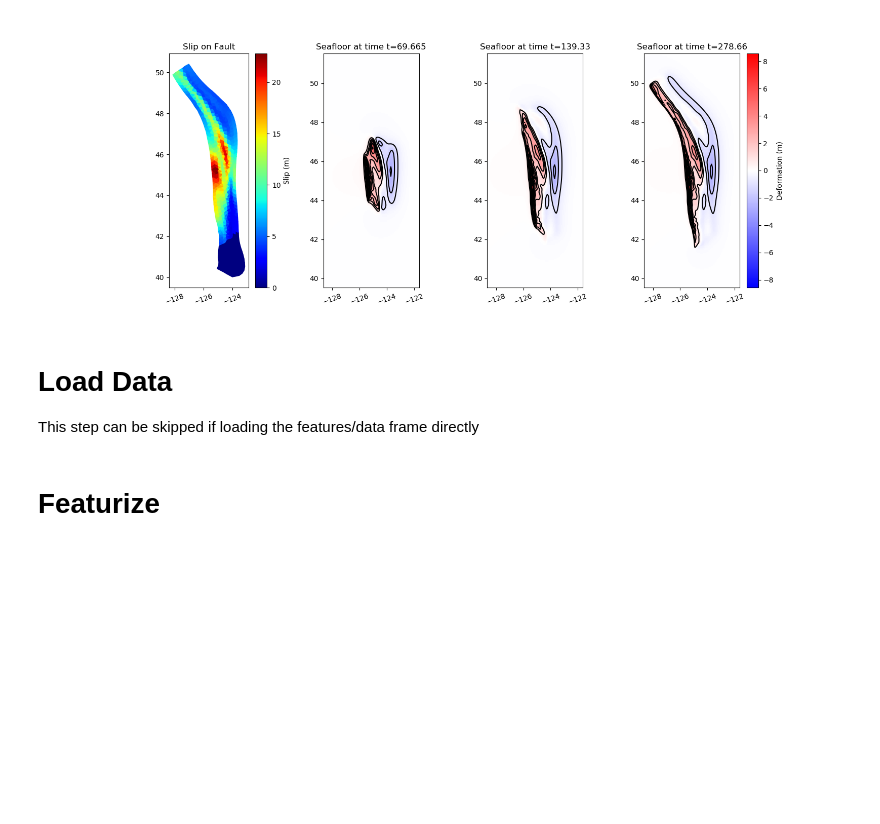
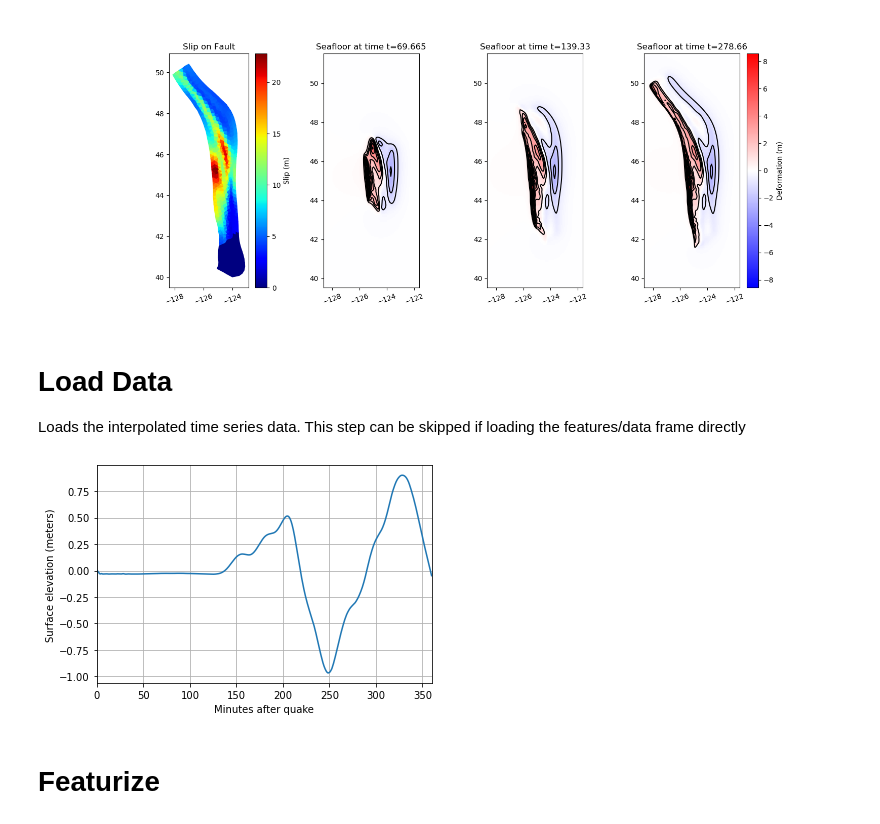
Before and after one commit to chrismhl/tsunami, a Jupyter notebook: Tsunami_TS_Regression.ipynb, the cells around one changed output. Saved outputs shown, nothing was run; the diff lists cells and outputs as text; code cells hidden in the pictures; blank space fills up the shorter version.

```diff
--- a/Tsunami_TS_Regression.ipynb
+++ b/Tsunami_TS_Regression.ipynb
@@ -56,7 +58,7 @@ Image(dtopo_png, width=900)
 # %% [markdown]
 # Load Data
 
-This step can be skipped if loading the features/data frame directly
+Loads the interpolated time series data. This step can be skipped if loading the features/data frame directly
 # %%
 rnums = range(0,1300)
 gaugenos = [702,712,901,902,911,912]
@@ -77,12 +79,17 @@ for rnum in rnums:
 # %%
-# Code for plotting some of the data
+# Code for plotting some of the data. (Un)comment as needed
 
-# plot(t[(95,702)]/60,eta[(95,702)])
+gnum = 911
+rnum = 1000
 
-# xlim(0, 360)
-# xlabel('Minutes after quake')
-# ylabel('Surface elevation (meters)')
-# grid(True)
+plot(t[(rnum,gnum)]/60,eta[(rnum,gnum)])
+
+xlim(0, 360)
+xlabel('Minutes after quake')
+ylabel('Surface elevation (meters)')
+grid(True)
+# %% [output]
+[figure, added]
 # %% [markdown]
 # Featurize
 # %%
```
Also changed, not shown: parts of 74 cells of this notebook.
